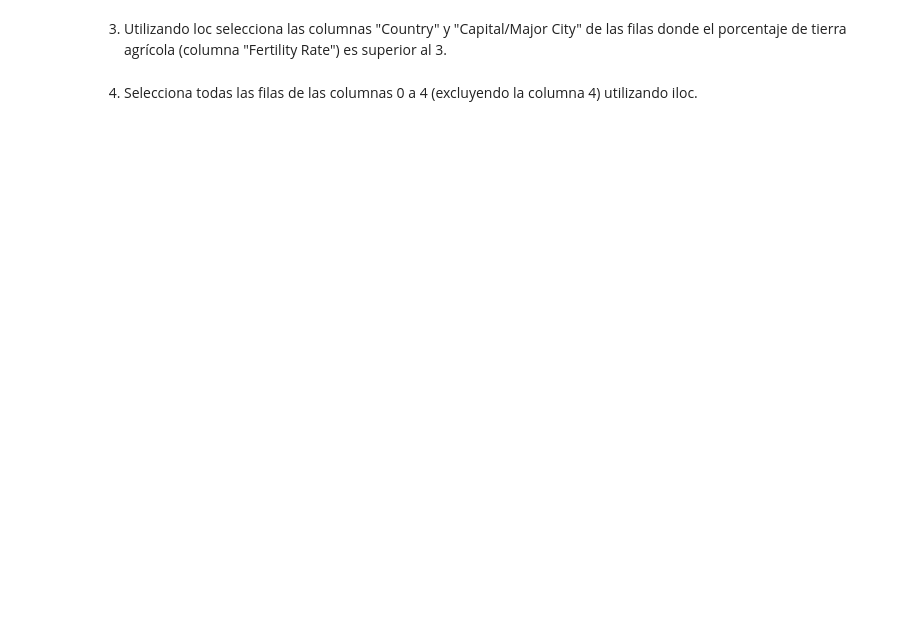
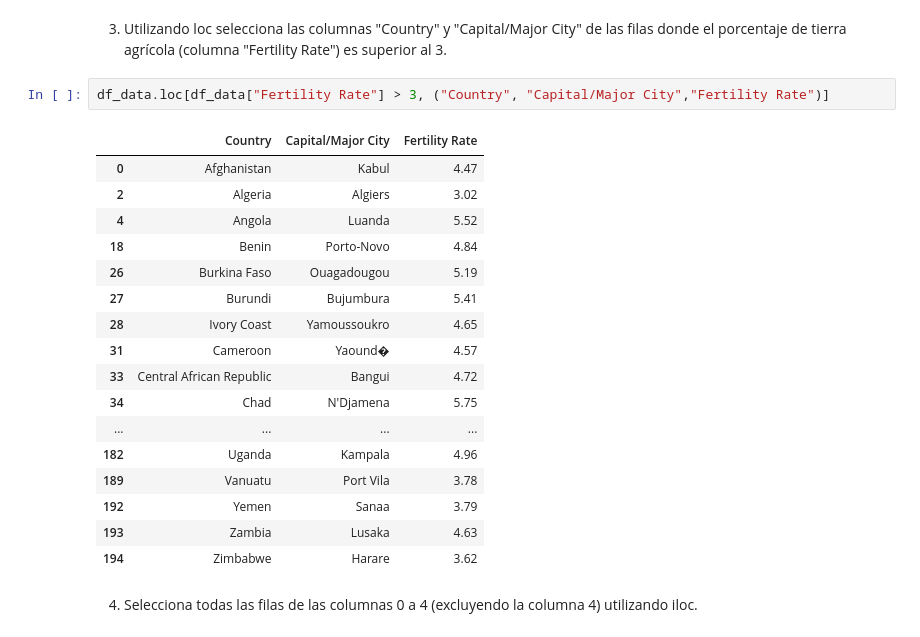
Before and after one commit to spinelf/PairProgramming_Modulo03_Transformando_datos, a Jupyter notebook: 03_promoH-modulo3-EDA-pairprogramming-Marga-Sil.ipynb, the cells around one changed output. Drawn from its saved outputs; the diff is of its cells as text; blank space fills up the shorter version.

```diff
--- a/03_promoH-modulo3-EDA-pairprogramming-Marga-Sil.ipynb
+++ b/03_promoH-modulo3-EDA-pairprogramming-Marga-Sil.ipynb
@@ -71,4 +277,24 @@ En este fichero encontraremos la siguiente información:
 # %% [markdown]
 3. Utilizando loc selecciona las columnas "Country" y "Capital/Major City" de las filas donde el porcentaje de tierra agrícola (columna "Fertility Rate") es superior al 3.
+# %%
+df_data.loc[df_data["Fertility Rate"] > 3, ("Country", "Capital/Major City","Fertility Rate")]
+# %% [output]
+|  | Country | Capital/Major City | Fertility Rate |
+| 0 | Afghanistan | Kabul | 4.47 |
+| 2 | Algeria | Algiers | 3.02 |
+| 4 | Angola | Luanda | 5.52 |
+| 18 | Benin | Porto-Novo | 4.84 |
+| 26 | Burkina Faso | Ouagadougou | 5.19 |
+| 27 | Burundi | Bujumbura | 5.41 |
+| 28 | Ivory Coast | Yamoussoukro | 4.65 |
+| 31 | Cameroon | Yaound� | 4.57 |
+| 33 | Central African Republic | Bangui | 4.72 |
+| 34 | Chad | N'Djamena | 5.75 |
+| ... | ... | ... | ... |
+| 182 | Uganda | Kampala | 4.96 |
+| 189 | Vanuatu | Port Vila | 3.78 |
+| 192 | Yemen | Sanaa | 3.79 |
+| 193 | Zambia | Lusaka | 4.63 |
+| 194 | Zimbabwe | Harare | 3.62 |
 # %% [markdown]
 4. Selecciona todas las filas de las columnas 0 a 4 (excluyendo la columna 4) utilizando iloc.
```
Also changed, not shown: parts of 21 cells of this notebook.
